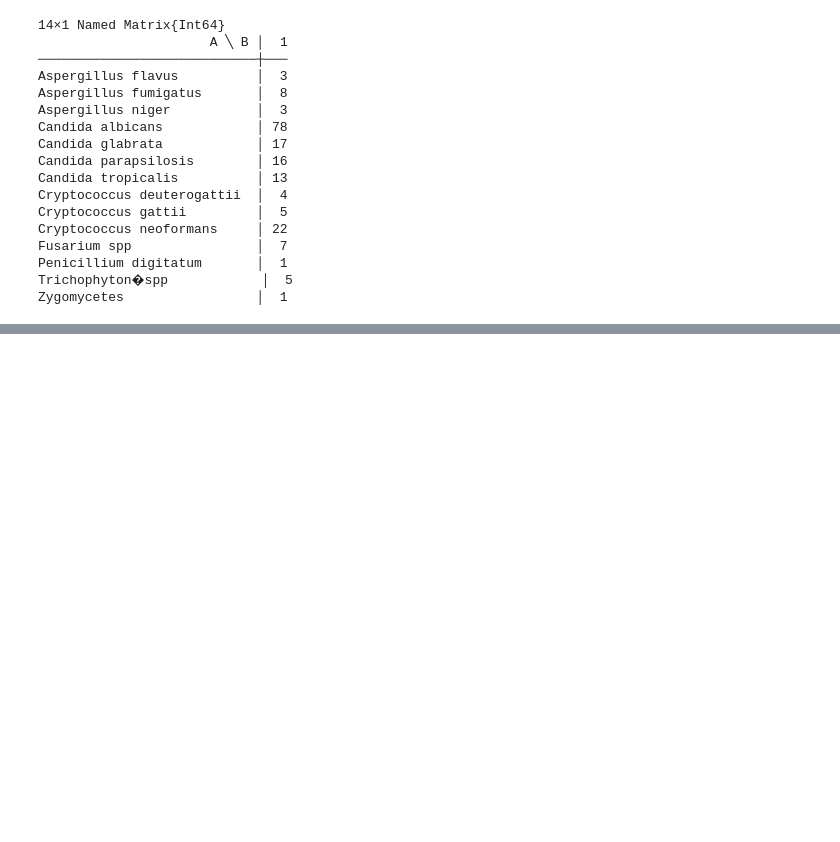
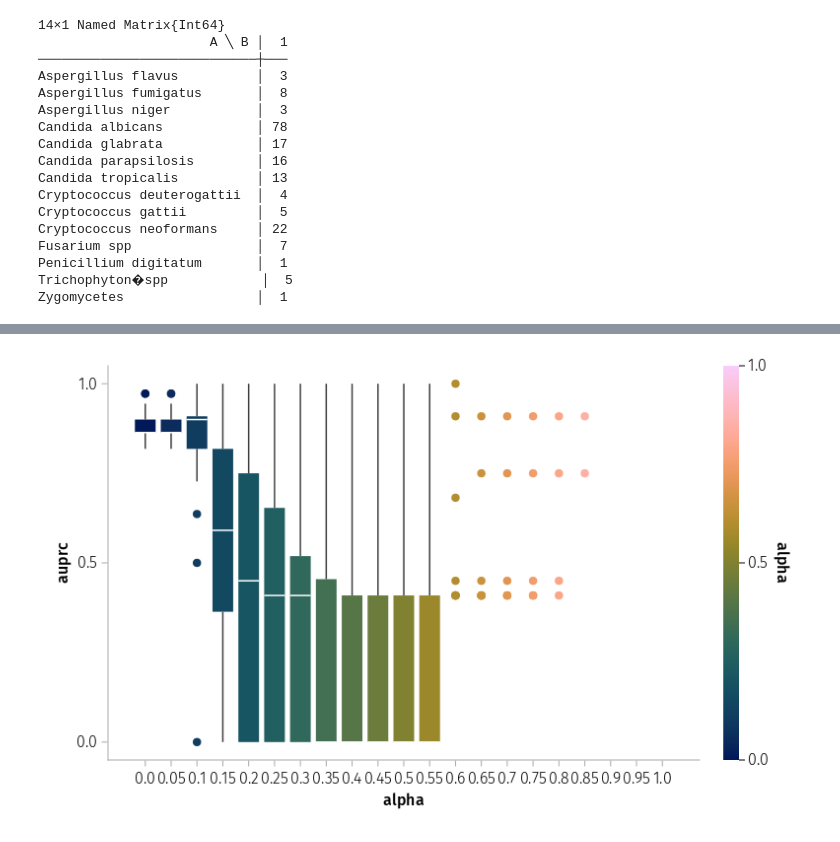
Before and after one commit to cvigilv/simspread-tutorial, a Jupyter notebook: Tutorial.ipynb, the cells around one changed output, grey strips where cells are left out. Cells and saved outputs as stored; diff of their text form; code cells hidden in the pictures; blank space fills up the shorter version.

```diff
--- a/Tutorial.ipynb
+++ b/Tutorial.ipynb
@@ -164,0 +292,13 @@ AuPRC = 0.0
+# %%
+set_aog_theme!()
+
+axis = (width = 600, height = 400)
+df = (
+    auprc = vec(perf[" AuROC"]),
+    alpha = vec(perf[" Alpha"]),
+)
+plt = data(df) * mapping(:alpha=> nonnumeric, :auprc, color=:alpha) * visual(BoxPlot)
+
+draw(plt; axis)
+# %% [output]
+[figure, added]
```
Also changed, not shown: parts of 30 cells of this notebook.
